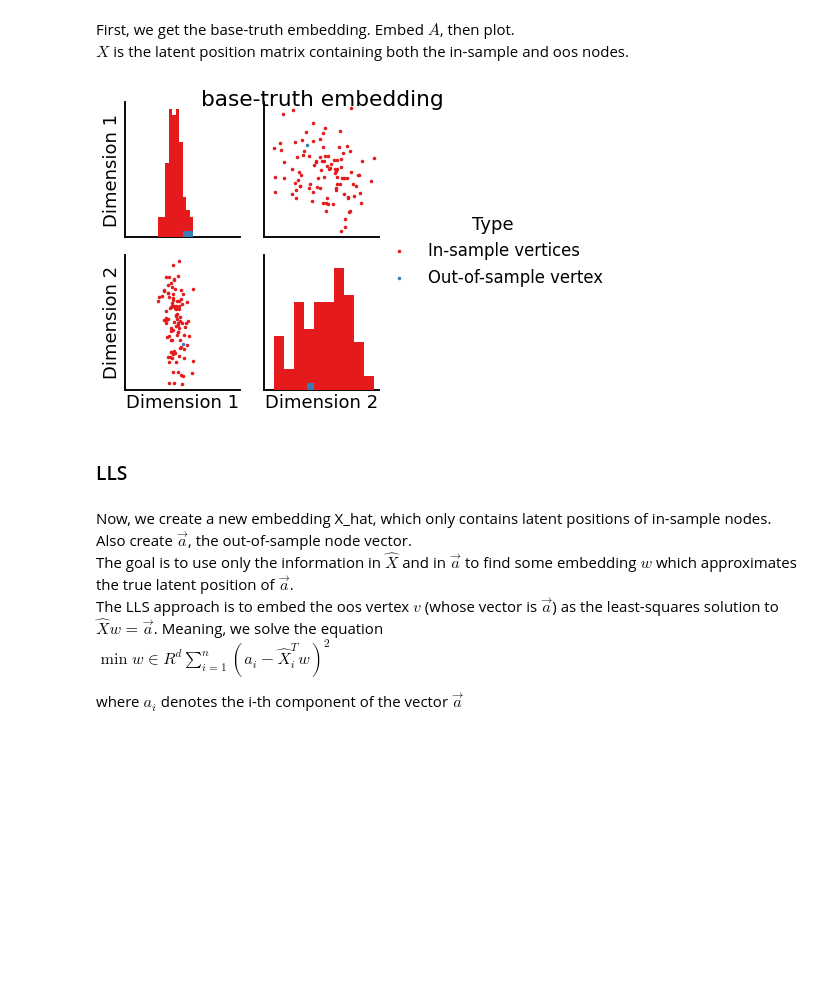
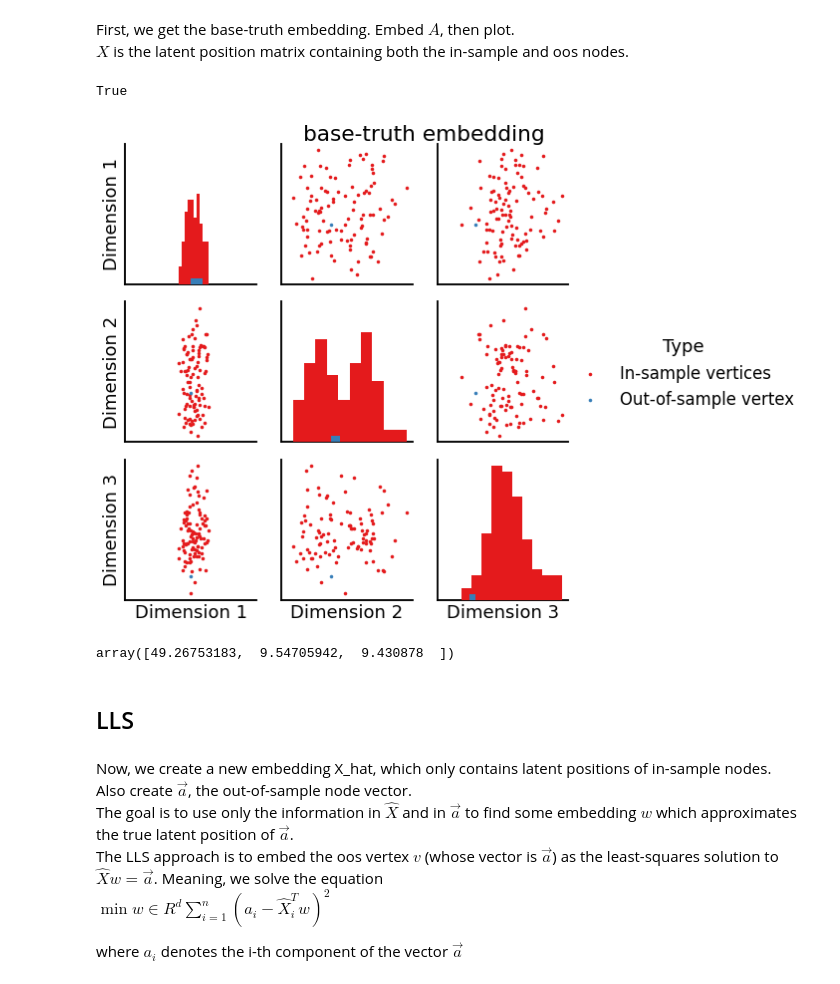
Before and after one commit to loftusa/graspy-personal, a Jupyter notebook: notebooks/ASE_and_oos.ipynb, the cells around one changed output. Drawn from its saved outputs; the diff is of its cells as text; code cells hidden in the pictures; blank space fills up the shorter version.

```diff
--- a/notebooks/ASE_and_oos.ipynb
+++ b/notebooks/ASE_and_oos.ipynb
@@ -13,10 +13,9 @@ Create some augmented graph $A$, which is the adjacency matrix of $\hat{G} = ([n
 # define parameters
 n = 101
 n_hat = n-1
-d = 2
 
 # generate matrix
-mat = np.full((n, d), .5)
+mat = np.full((n, 2), .5)
 A = rdpg(mat)
 heatmap(A, title="within+oos adjacency matrix $A$");
 # %% [output]
@@ -27,25 +26,38 @@ heatmap(A, title="within+oos adjacency matrix $A$");
 First, we get the base-truth embedding.
 Embed $A$, then plot.
 $X$ is the latent position matrix containing both the in-sample and oos nodes.
+# %%
+from numpy.linalg import svd
+
+U, D, V = svd(A)
+
+np.allclose((U**2), (V**2).T)
+# %% [output]
+True
 # %%
 from graspy.embed import AdjacencySpectralEmbed as ASE
 import matplotlib.pyplot as plt
 
 # get labels
 labels = ["In-sample vertices"] * n_hat + ["Out-of-sample vertex"]
 
 # embed both in-sample and oos to get the true latent position for v
-ase = ASE(n_components=2)
+d = 3
+ase = ASE(n_components=d)
 ase.fit(A)
 X = ase.latent_left_
 
 # plot
 ax1 = pairplot(X, labels=labels, alpha=1,
-              title="base-truth embedding")
+              title="base-truth embedding", )
 # %% [output]
-[figure, old version]
+[figure, new version]
+# %%
+ase.singular_values_
+# %% [output]
+array([49.26753183,  9.54705942,  9.430878  ])
 # %% [markdown]
-### LLS
+## LLS
 # %% [markdown]
 Now, we create a new embedding X_hat, which only contains latent positions of in-sample nodes.
 Also create $\vec{a}$, the out-of-sample node vector.
```
Also changed, not shown: parts of 12 cells of this notebook, 5 other files.
